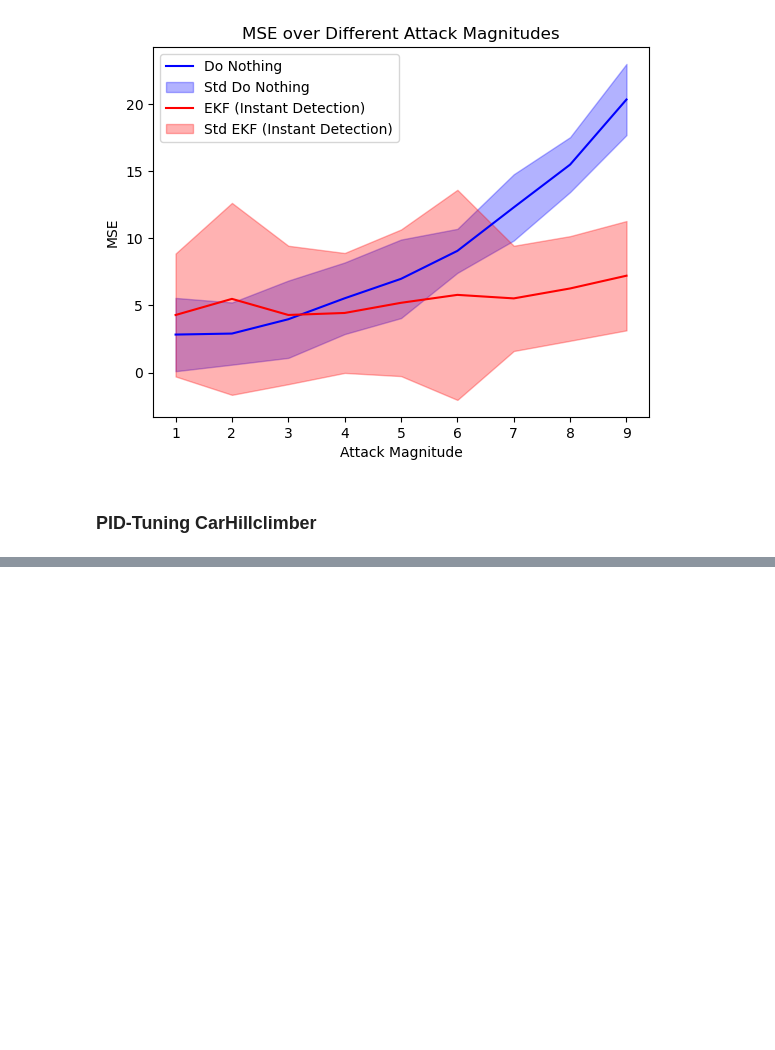
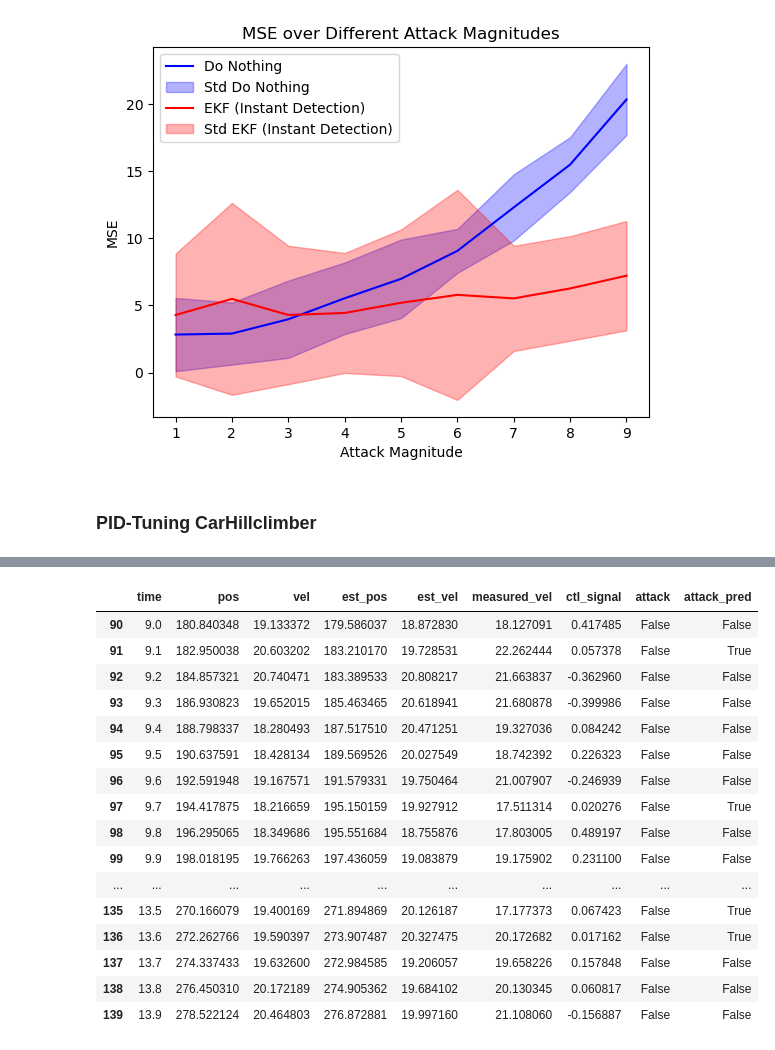
Before and after one commit to axel99andersson/control-systems-lib, a Jupyter notebook: eda.ipynb, the cells around one changed output, grey strips where cells are left out. Cells and saved outputs as stored; diff of their text form; code cells hidden in the pictures; blank space fills up the shorter version.

```diff
--- a/eda.ipynb
+++ b/eda.ipynb
@@ -284,0 +374,20 @@ array([0.50251033, 0.50307812, 0.01307812])
+# %%
+df.iloc[90:140]
+# %% [output]
+|  | time | pos | vel | est_pos | est_vel | measured_vel | ctl_signal | attack | attack_pred |
+| 90 | 9.0 | 180.840348 | 19.133372 | 179.586037 | 18.872830 | 18.127091 | 0.417485 | False | False |
+| 91 | 9.1 | 182.950038 | 20.603202 | 183.210170 | 19.728531 | 22.262444 | 0.057378 | False | True |
+| 92 | 9.2 | 184.857321 | 20.740471 | 183.389533 | 20.808217 | 21.663837 | -0.362960 | False | False |
+| 93 | 9.3 | 186.930823 | 19.652015 | 185.463465 | 20.618941 | 21.680878 | -0.399986 | False | False |
+| 94 | 9.4 | 188.798337 | 18.280493 | 187.517510 | 20.471251 | 19.327036 | 0.084242 | False | False |
+| 95 | 9.5 | 190.637591 | 18.428134 | 189.569526 | 20.027549 | 18.742392 | 0.226323 | False | False |
+| 96 | 9.6 | 192.591948 | 19.167571 | 191.579331 | 19.750464 | 21.007907 | -0.246939 | False | False |
+| 97 | 9.7 | 194.417875 | 18.216659 | 195.150159 | 19.927912 | 17.511314 | 0.020276 | False | True |
+| 98 | 9.8 | 196.295065 | 18.349686 | 195.551684 | 18.755876 | 17.803005 | 0.489197 | False | False |
+| 99 | 9.9 | 198.018195 | 19.766263 | 197.436059 | 19.083879 | 19.175902 | 0.231100 | False | False |
+| ... | ... | ... | ... | ... | ... | ... | ... | ... | ... |
+| 135 | 13.5 | 270.166079 | 19.400169 | 271.894869 | 20.126187 | 17.177373 | 0.067423 | False | True |
+| 136 | 13.6 | 272.262766 | 19.590397 | 273.907487 | 20.327475 | 20.172682 | 0.017162 | False | True |
+| 137 | 13.7 | 274.337433 | 19.632600 | 272.984585 | 19.206057 | 19.658226 | 0.157848 | False | False |
+| 138 | 13.8 | 276.450310 | 20.172189 | 274.905362 | 19.684102 | 20.130345 | 0.060817 | False | False |
+| 139 | 13.9 | 278.522124 | 20.464803 | 276.872881 | 19.997160 | 21.108060 | -0.156887 | False | False |
```
Also changed, not shown: parts of 19 cells of this notebook, 8 other files.
